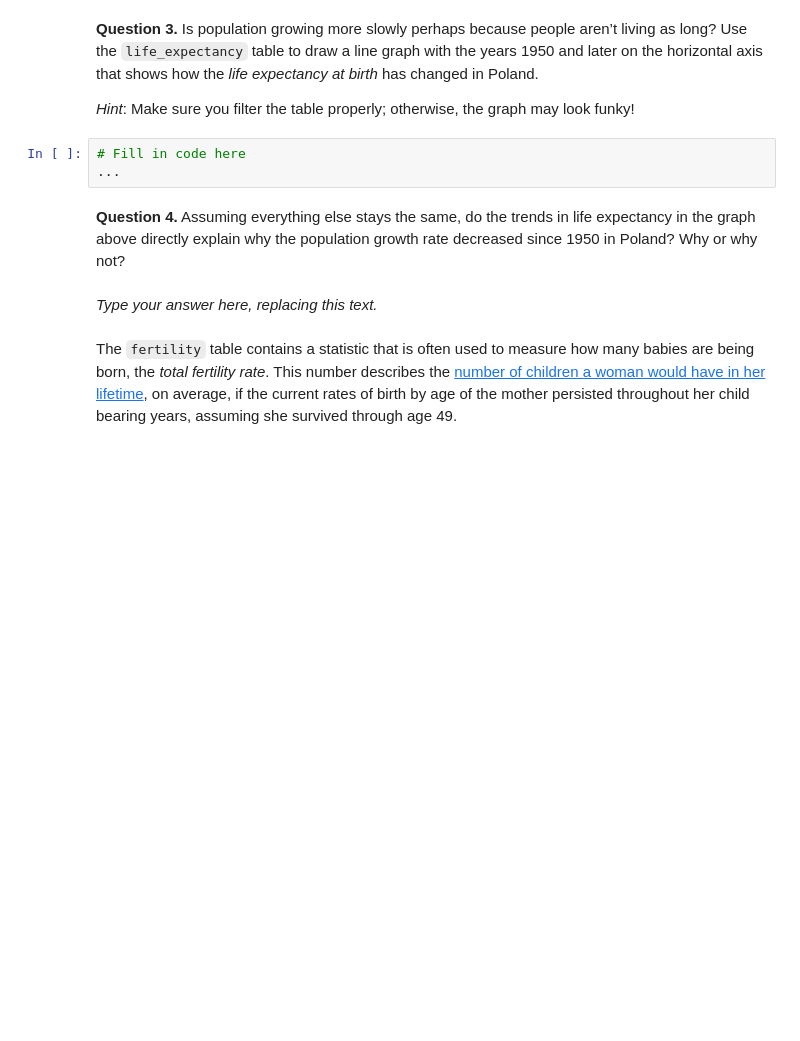
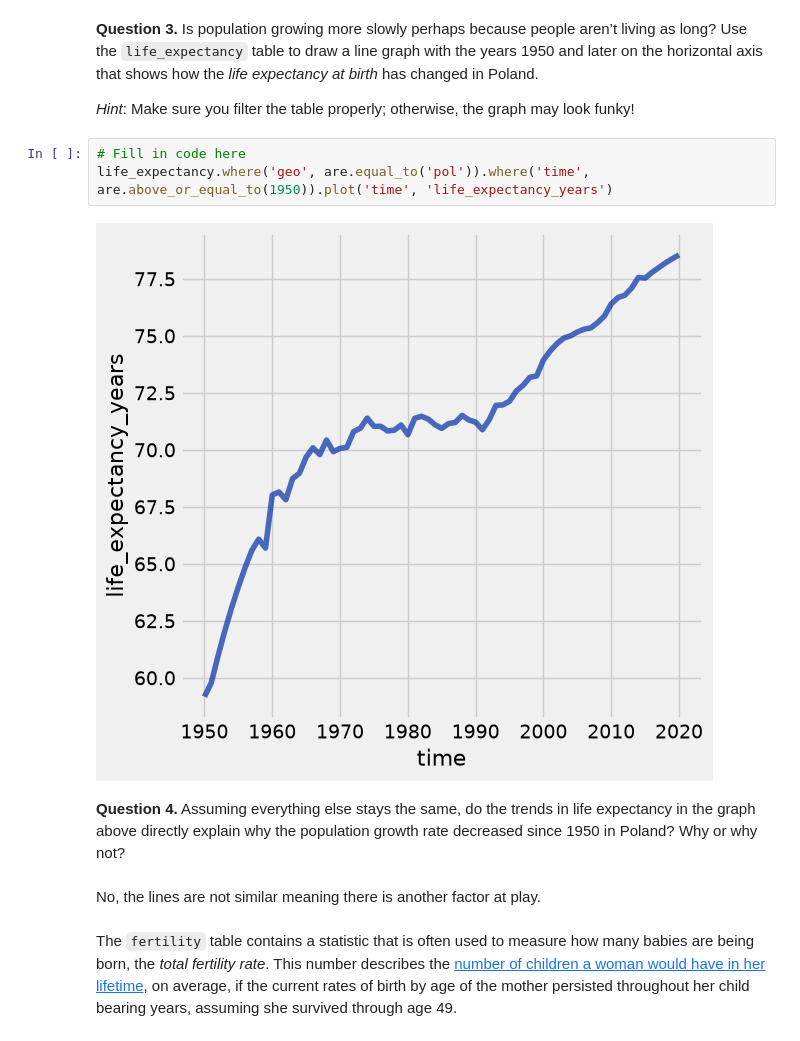
Before and after one commit to morreyy/ellwood-morrell-introF26, a Jupyter notebook: FOR GITHUB/Project 1/project1.ipynb, the cells around one changed output. Saved outputs shown, nothing was run; the diff lists cells and outputs as text; blank space fills up the shorter version.

```diff
--- a/FOR GITHUB/Project 1/project1.ipynb
+++ b/FOR GITHUB/Project 1/project1.ipynb
@@ -128,17 +214,19 @@ fertility.show(3)
 **Question 3.** Is population growing more slowly perhaps because people aren’t living as long? Use the `life_expectancy` table to draw a line graph with the years 1950 and later on the horizontal axis that shows how the _life expectancy at birth_ has changed in Poland.
 
 _Hint_: Make sure you filter the table properly; otherwise, the graph may look funky!
-# %%
-# Fill in code here
-...
+# %%
+# Fill in code here
+life_expectancy.where('geo', are.equal_to('pol')).where('time', are.above_or_equal_to(1950)).plot('time', 'life_expectancy_years')
+# %% [output]
+[figure, added]
 # %% [markdown]
 <!-- END QUESTION -->
 
 <!-- BEGIN QUESTION -->
 
 **Question 4.** Assuming everything else stays the same, do the trends in life expectancy in the graph above directly explain why the population growth rate decreased since 1950 in Poland? Why or why not?
-# %% [markdown]
-_Type your answer here, replacing this text._
+# %% [markdown]
+No, the lines are not similar meaning there is another factor at play.
 # %% [markdown]
 <!-- END QUESTION -->
 
```
Also changed, not shown: parts of 19 cells of this notebook, 1 other file.
